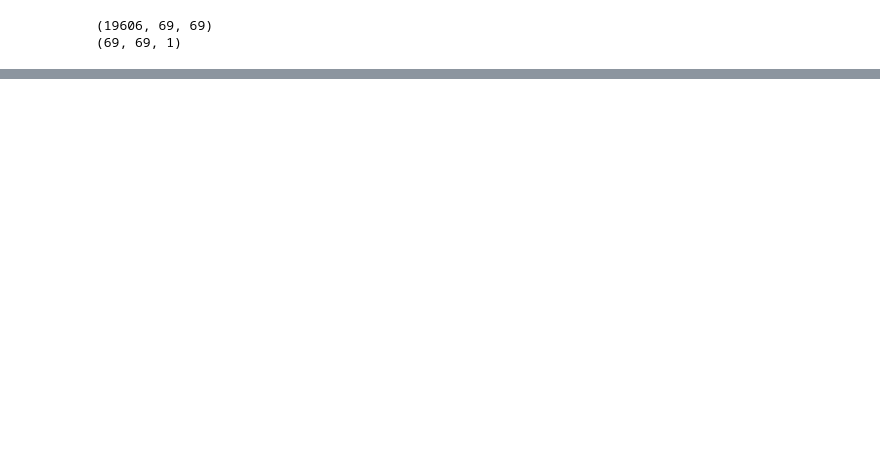
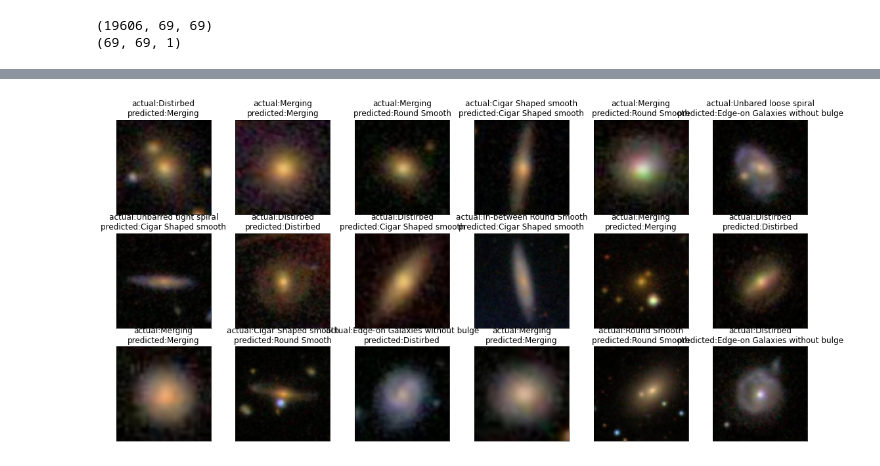
Before and after one commit to 19IT120/19it120-19it119_IT450-Galaxy_Classification, a Jupyter notebook: 19IT119_19IT120_galaxy_classification_.ipynb, the cells around one changed output, grey strips where cells are left out. Cells and saved outputs as stored; diff of their text form; code cells hidden in the pictures; blank space fills up the shorter version.

```diff
--- a/19IT119_19IT120_galaxy_classification_.ipynb
+++ b/19IT119_19IT120_galaxy_classification_.ipynb
@@ -229,0 +269,15 @@ plt.show()
+# %%
+fig, axes = plt.subplots(ncols=6, nrows=3, sharex=False,
+    sharey=True, figsize=(19, 9))
+index = 0
+for i in range(3):
+    for j in range(7):
+        axes[i,j].set_title('actual:' + imageLabel[actual_label[index]] + '\n'
+                            + 'predicted:' + imageLabel[pred_label[index]])
+        axes[i,j].imshow(test_images[index].astype(np.uint8), cmap='gray')
+        axes[i,j].get_xaxis().set_visible(False)
+        axes[i,j].get_yaxis().set_visible(False)
+        index += 1
+plt.show()
+# %% [output]
+[figure, added]
```
Also changed, not shown: parts of 12 cells of this notebook.
